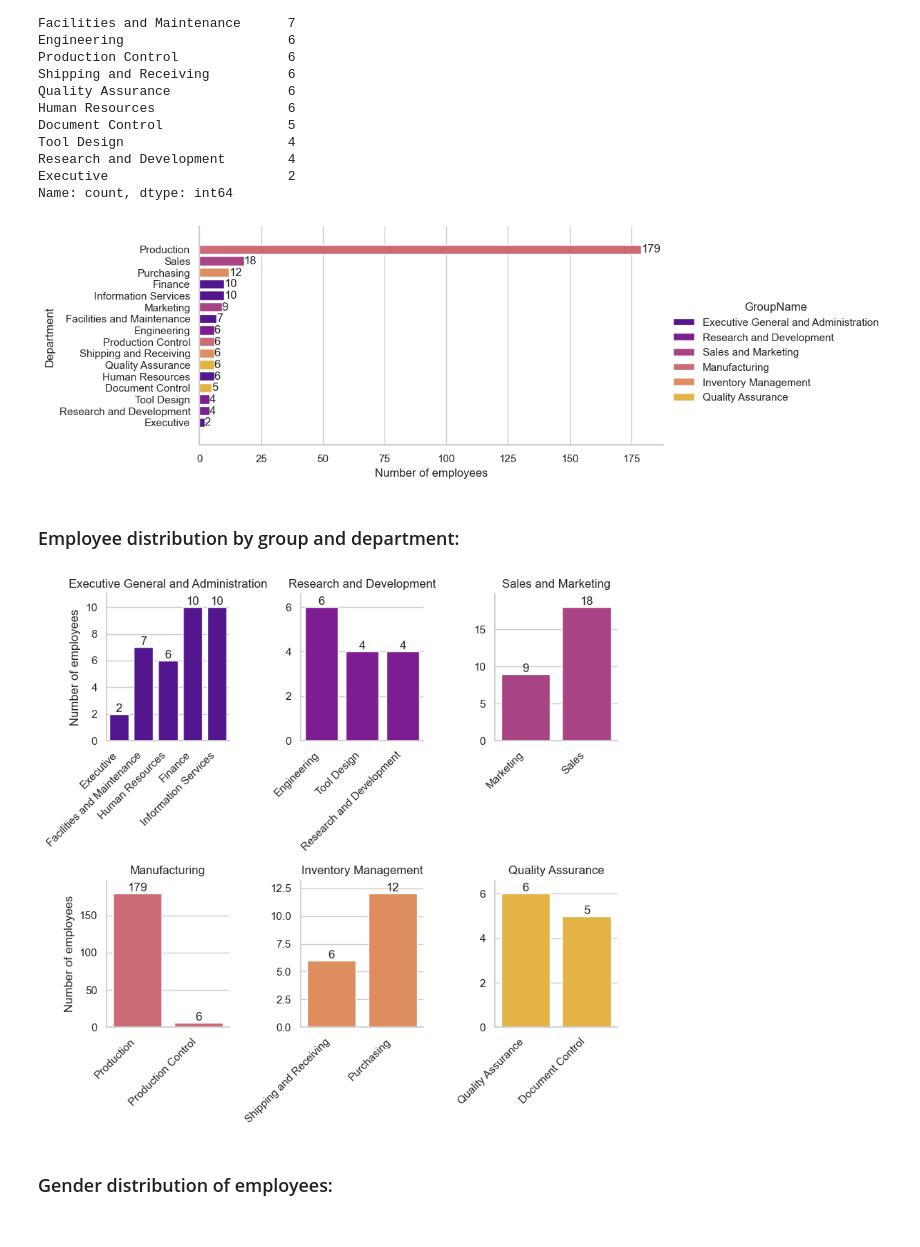
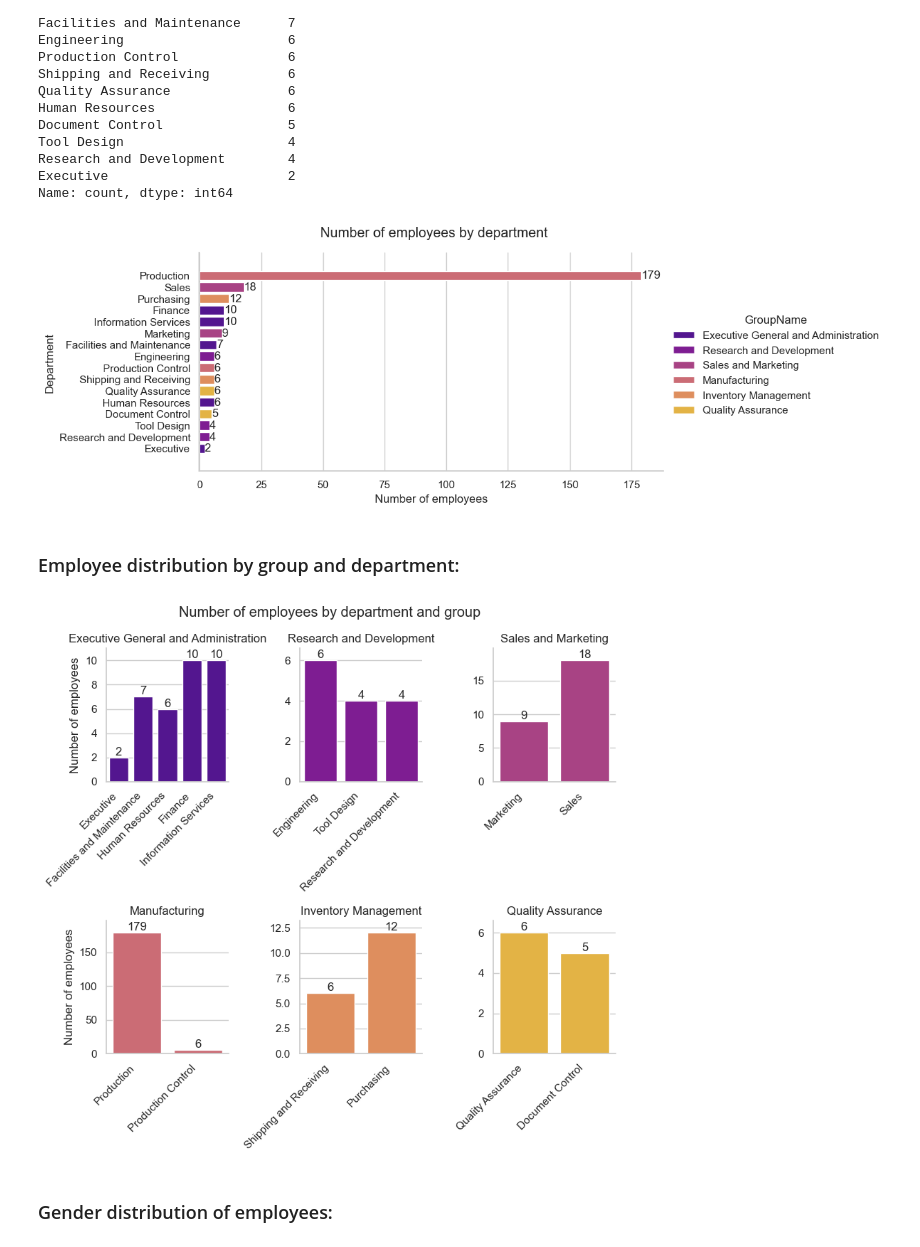
Before and after one commit to PieRatCat/SQL-stuff, a Jupyter notebook: SQL_kunskapskontroll/exam_submission.ipynb, the cells around one changed output. Saved outputs shown, nothing was run; the diff lists cells and outputs as text; code cells hidden in the pictures.

```diff
--- a/SQL_kunskapskontroll/exam_submission.ipynb
+++ b/SQL_kunskapskontroll/exam_submission.ipynb
@@ -472,20 +472,30 @@ SELECT	BusinessEntityID,
 		ROW_NUMBER() OVER (PARTITION BY BusinessEntityID ORDER BY RateChangeDate DESC) AS row_nr
 	FROM HumanResources.EmployeePayHistory
 )
-
+, Dates AS
+(
+SELECT
+	BusinessEntityID,
+	DATEDIFF(year, BirthDate, '2014-12-31') AS Age_in_2014,
+	DATEDIFF(year, HireDate, '2014-12-31') AS Years_employed
+FROM HumanResources.Employee
+)
 SELECT
 	e.BusinessEntityID AS EmployeeID,
 	e.JobTitle AS JobTitle,
 	lr.Rate AS PayRate,
-	e.HireDate AS HireDate,
-	e.BirthDate AS BirthDate,
+	e.OrganizationLevel,
 	e.Gender AS Gender,
+	g.Age_in_2014,
+	g.Years_employed,
 	d.Name AS Department,
 	d.GroupName AS GroupName,
 	COUNT(e.BusinessEntityID) OVER(PARTITION BY d.DepartmentID) AS emp_dept,
 	COUNT(e.BusinessEntityID) OVER(PARTITION BY d.GroupName) AS emp_group
 
 FROM HumanResources.Employee AS e
+	INNER JOIN Dates AS g
+	ON e.BusinessEntityID = g.BusinessEntityID
 	INNER JOIN latest_department AS ld
 	ON e.BusinessEntityID = ld.BusinessEntityID AND ld.row_nr = 1
 	INNER JOIN HumanResources.Department AS d
@@ -535,14 +545,15 @@ Name: count, dtype: int64
 # %%
 g = sns.catplot(data=employees_all, x="emp_dept", y="Department", hue="GroupName",
                 kind="bar", height=4, aspect=2.5, order=employees_by_department.index)
 g.set(xlabel="Number of employees")
+g.figure.suptitle("Number of employees by department", y=1.05)
 for ax in g.axes.flat:
     for container in ax.containers:
         ax.bar_label(container, label_type='edge')
     ax.margins(y=0.1)
 plt.show()
 # %% [output]
-[figure, old version]
+[figure, new version]
 # %% [markdown]
 ### Employee distribution by group and department:
 # %%
@@ -552,8 +563,8 @@ g = sns.catplot(data=employees_all, y="emp_dept", x="Department",
 g.set_xticklabels(rotation=45, ha='right')
 g.set_xlabels("")
 g.set_ylabels("Number of employees")
-
 g.set_titles('{col_name}')
+g.figure.suptitle("Number of employees by department and group")
 
 for ax in g.axes.flat:
     for container in ax.containers:
@@ -563,7 +574,7 @@ for ax in g.axes.flat:
 plt.tight_layout()
 plt.show()
 # %% [output]
-[figure, old version]
+[figure, new version]
 # %% [markdown]
 ### Gender distribution of employees:
 # %%
```
Also changed, not shown: parts of 7 cells of this notebook.
